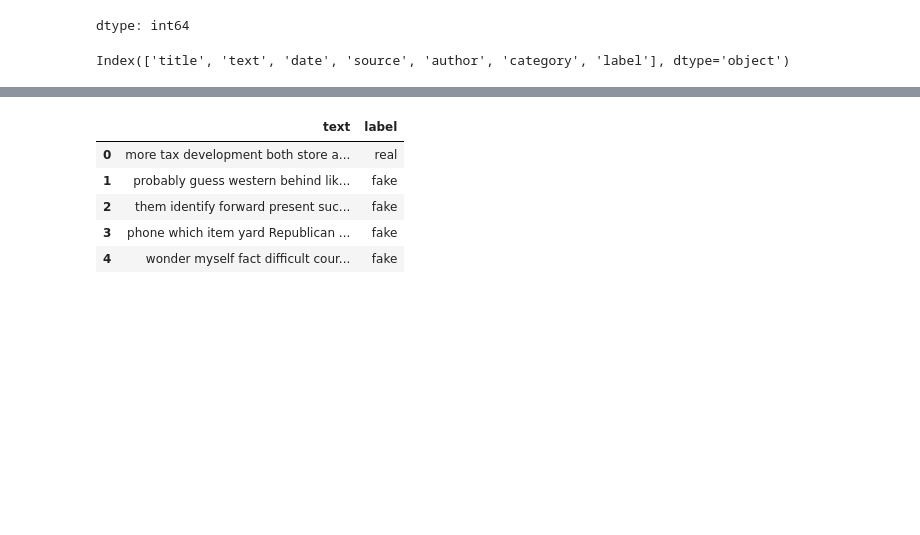
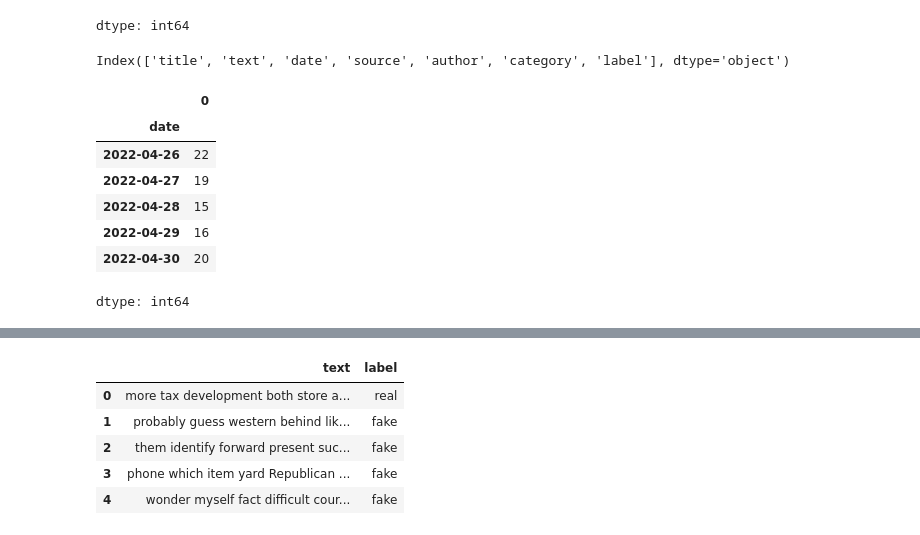
Before and after one commit to Rehman047/Fake-News-Detector-using-Support-Vector-Machine, a Jupyter notebook: Fake_News_Detector.ipynb, the cells around one changed output, grey strips where cells are left out. Drawn from its saved outputs; the diff is of its cells as text; code cells hidden in the pictures; blank space fills up the shorter version.

```diff
--- a/Fake_News_Detector.ipynb
+++ b/Fake_News_Detector.ipynb
@@ -70,7 +71,22 @@ df['category'].value_counts()
 | Politics | 2802 |
 | Science | 2789 |
 dtype: int64
-# %%
-df.columns
-# %% [output]
-Index(['title', 'text', 'date', 'source', 'author', 'category', 'label'], dtype='object')
+# %%
+df.columns = df.columns.str.strip()  # remove leading/trailing spaces
+print(df.columns)  # verify
+# %% [output]
+Index(['title', 'text', 'date', 'source', 'author', 'category', 'label'], dtype='object')
+# %%
+df['date'] = pd.to_datetime(df['date'], errors='coerce')
+df.dropna(subset=['date'], inplace=True)
+articles_per_day = df.groupby('date').size()
+articles_per_day.head()
+# %% [output]
+|  | 0 |
+| date |  |
+| 2022-04-26 | 22 |
+| 2022-04-27 | 19 |
+| 2022-04-28 | 15 |
+| 2022-04-29 | 16 |
+| 2022-04-30 | 20 |
+dtype: int64
```
Also changed, not shown: parts of 4 cells of this notebook.
